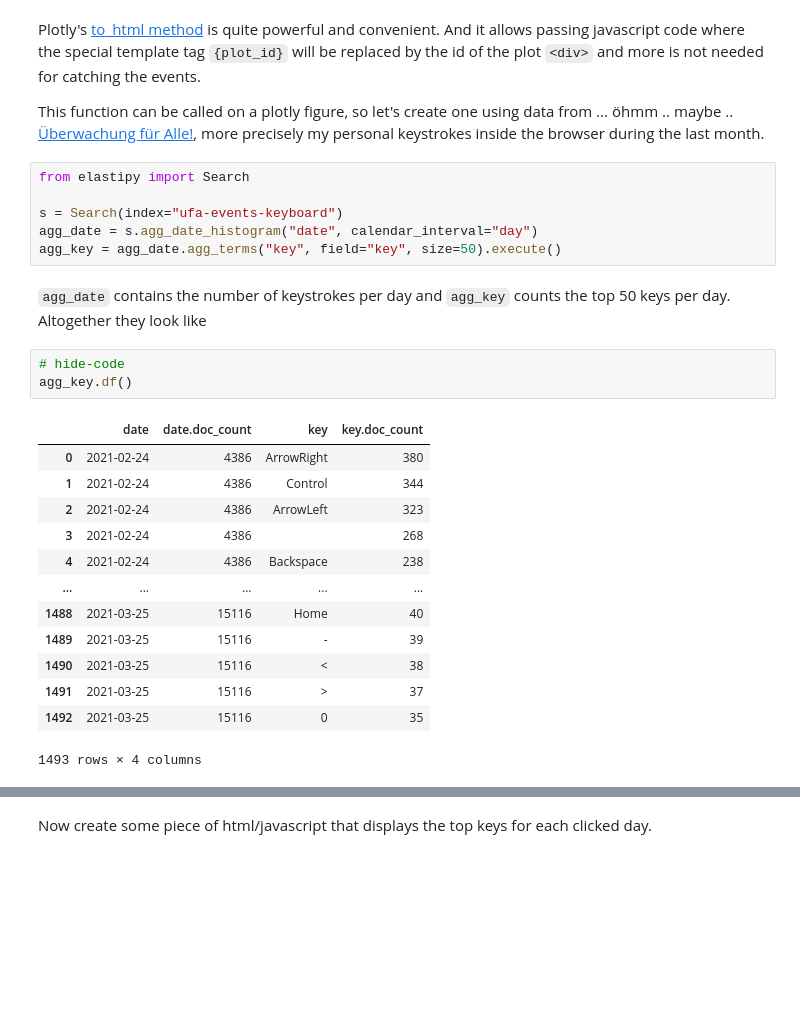
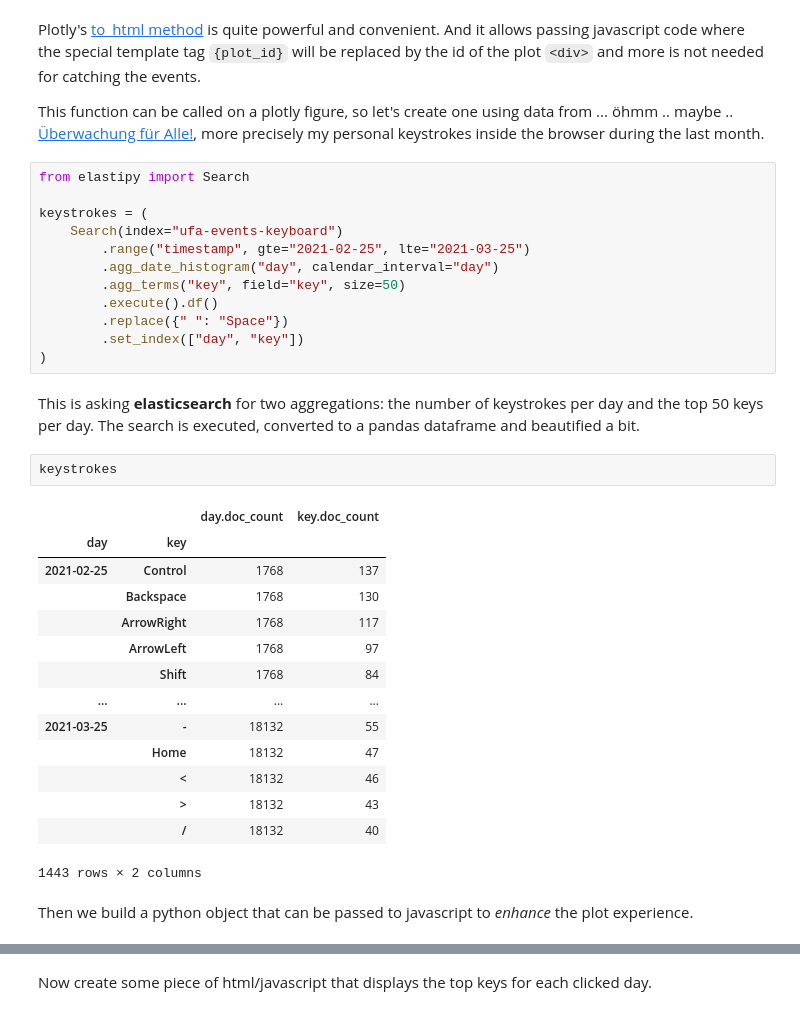
Before and after one commit to defgsus/blog, a Jupyter notebook: src/general/plotly-click-event.ipynb, the cells around one changed output, grey strips where cells are left out. Cells and saved outputs as stored; diff of their text form; blank space fills up the shorter version.

Commit message:
update plotly-click-event post with new late-night findings about pandas

```diff
--- a/src/general/plotly-click-event.ipynb
+++ b/src/general/plotly-click-event.ipynb
@@ -44,25 +45,33 @@ This function can be called on a plotly figure, so let's create one using data f
 # %%
 from elastipy import Search
 
-s = Search(index="ufa-events-keyboard")
-agg_date = s.agg_date_histogram("date", calendar_interval="day")
-agg_key = agg_date.agg_terms("key", field="key", size=50).execute()
+keystrokes = (
+    Search(index="ufa-events-keyboard")
+        .range("timestamp", gte="2021-02-25", lte="2021-03-25")
+        .agg_date_histogram("day", calendar_interval="day")
+        .agg_terms("key", field="key", size=50)
+        .execute().df()
+        .replace({" ": "Space"})
+        .set_index(["day", "key"])
+)
 # %% [markdown]
-`agg_date` contains the number of keystrokes per day and `agg_key` counts the top 50 keys per day. Altogether they look like
+This is asking **elasticsearch** for two aggregations: the number of keystrokes per day and the top 50 keys per day. The search is executed, converted to a pandas dataframe and beautified a bit.
 # %%
-# hide-code
-agg_key.df()
+keystrokes
 # %% [output]
-|  | date | date.doc_count | key | key.doc_count |
-| 0 | 2021-02-24 | 4386 | ArrowRight | 380 |
-| 1 | 2021-02-24 | 4386 | Control | 344 |
-| 2 | 2021-02-24 | 4386 | ArrowLeft | 323 |
-| 3 | 2021-02-24 | 4386 |  | 268 |
-| 4 | 2021-02-24 | 4386 | Backspace | 238 |
-| ... | ... | ... | ... | ... |
-| 1488 | 2021-03-25 | 15116 | Home | 40 |
-| 1489 | 2021-03-25 | 15116 | - | 39 |
-| 1490 | 2021-03-25 | 15116 | < | 38 |
-| 1491 | 2021-03-25 | 15116 | > | 37 |
-| 1492 | 2021-03-25 | 15116 | 0 | 35 |
+|  |  | day.doc_count | key.doc_count |
+| day | key |  |  |
+| 2021-02-25 | Control | 1768 | 137 |
+|  | Backspace | 1768 | 130 |
+|  | ArrowRight | 1768 | 117 |
+|  | ArrowLeft | 1768 | 97 |
+|  | Shift | 1768 | 84 |
+| ... | ... | ... | ... |
+| 2021-03-25 | - | 18132 | 55 |
+|  | Home | 18132 | 47 |
+|  | < | 18132 | 46 |
+|  | > | 18132 | 43 |
+|  | / | 18132 | 40 |
-1493 rows × 4 columns
+1443 rows × 2 columns
+# %% [markdown]
+Then we build a python object that can be passed to javascript to *enhance* the plot experience.
```
Also changed, not shown: parts of 6 cells of this notebook, 3 other files.
